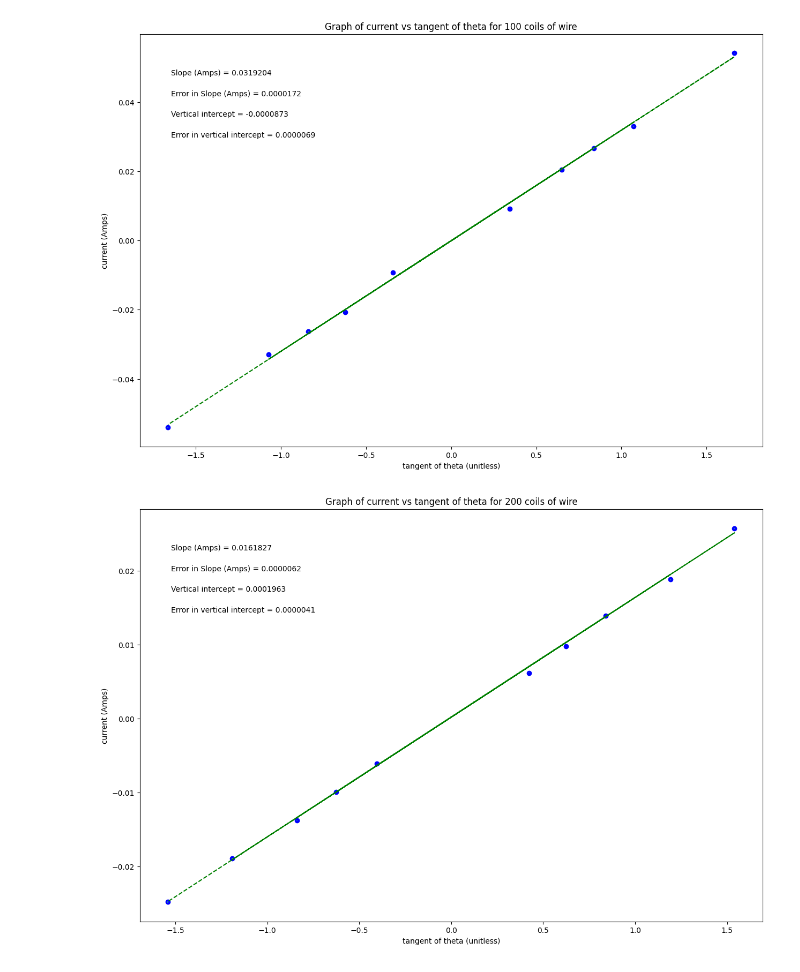
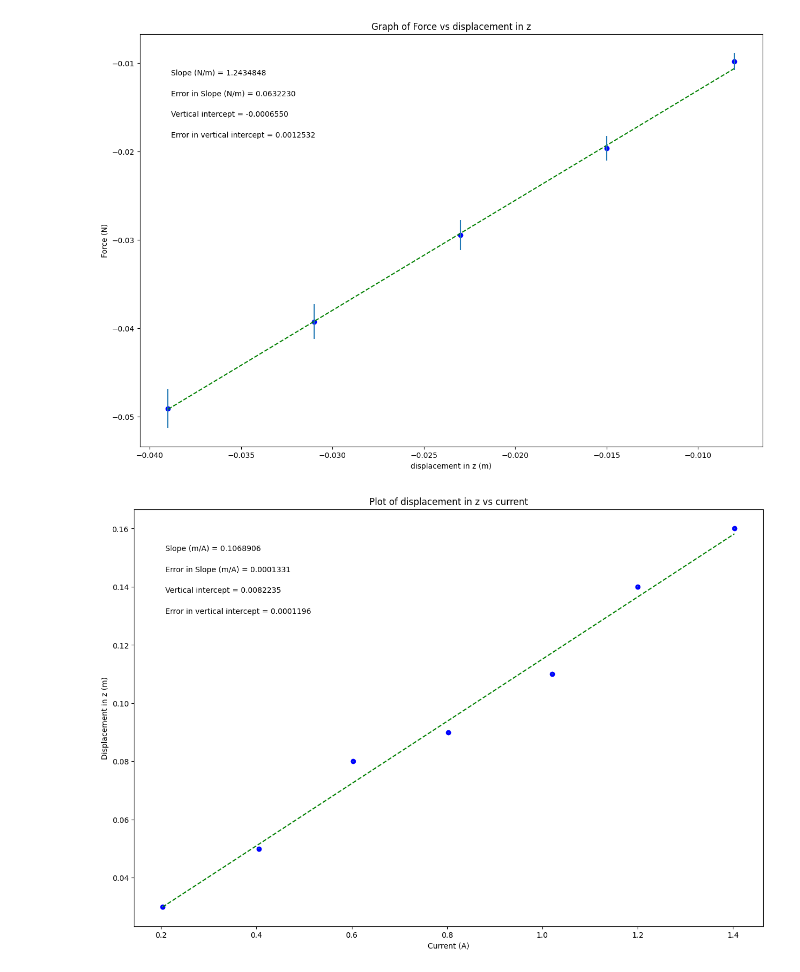
Before and after one commit to dsr11105/Physics-216, a Jupyter notebook: Copy_of_PHSXlab_plotting_template.ipynb, the cells around one changed output. Cells and saved outputs as stored; diff of their text form; code cells hidden in the pictures.

```diff
--- a/Copy_of_PHSXlab_plotting_template.ipynb
+++ b/Copy_of_PHSXlab_plotting_template.ipynb
@@ -19,11 +19,11 @@ import matplotlib.pyplot as plt
 #variable names should start with a letter and must contain only letters, numbers, and underscores
 
 
-xvariable_changeme = np.array([.344, -.344, .649, -.624, .839, -.839, 1.072, -1.072, 1.664, -1.664])
+xvariable_changeme = np.array([-0.008, -0.015, -0.023, -0.031, -0.039])
 
-yvariable_changeme = np.array([.00915, -.00934, .0204, -.0207, .0266, -.0263, .0329, -.0329, .0541, -.0540])
+yvariable_changeme = np.array([-0.00981, -0.01962, -0.02943, -0.03924, -0.04905])
 
-err_yvariable_changeme = np.array([.00001, .00001, .0001,.0001,.0001,.0001,.0001,.0001,.0001,.0001])
+err_yvariable_changeme = np.array([0.000981, 0.001387, 0.001699, 0.001962, 0.002194])
 
 
 
@@ -37,10 +37,10 @@ dy = err_yvariable_changeme        #this should be your error in y array
 
 #UPDATE EACH OF THESE 4 STRINGS FOR YOUR PLOT LABELS AS YOU WANT THEM TO APPEAR
 
-plot_title= 'Graph of current vs tangent of theta for 100 coils of wire'
-x_label= 'tangent of theta (unitless)'
-y_label= 'current (Amps)'
-slope_units= 'Amps'
+plot_title= 'Graph of Force vs displacement in z'
+x_label= 'displacement in z (m)'
+y_label= 'Force (N)'
+slope_units= 'N/m'
 
 #UPDATE ANNOTATION PLACEMENT SO IT'S OUT OF WAY OF PLOTTED DATA AND BEST FIT LINE
 #integer from 1 to 4, top R corner is 1 (counter-clockwise from there)
@@ -92,34 +92,34 @@ elif annotation_placement==3 or annotation_placement==4:
 #Don't need to change anything in this section!
 
 #Plot data on graph. Plot error bars and place values for slope,
 #error in slope, and vertical intercept (plus error) on the plot using "annotate"
 
 plt.figure(figsize=(15,10))
 
 plt.plot(x, fit, color='green', linestyle='--')
 plt.scatter(x, y, color='blue', marker='o')
 
 plt.xlabel(x_label)
 plt.ylabel(y_label)
 plt.title(plot_title)
 
 plt.errorbar(x, y, yerr=dy, xerr=None, fmt="none") #don't need to plot x error bars
 
 plt.annotate('Slope ({}) = {value:.{digits}f}'.format(slope_units,value=m, digits=7),
              (xpos, ypos[0]), xycoords='axes fraction')
 
 plt.annotate('Error in Slope ({}) = {value:.{digits}f}'.format(slope_units,value=dm, digits=7),
              (xpos, ypos[1]), xycoords='axes fraction')
 
 plt.annotate('Vertical intercept = {value:.{digits}f}'.format(value=b, digits=7),
              (xpos, ypos[2]), xycoords='axes fraction')
 
 plt.annotate('Error in vertical intercept = {value:.{digits}f}'.format(value=db, digits=7),
              (xpos, ypos[3]), xycoords='axes fraction')
 
 plt.show()
 # %% [output]
-[figure, old version]
+[figure, new version]
 # %%
 #PHSX 216 & 218 plotting code
 #Brianna Beller
@@ -139,11 +139,11 @@ import matplotlib.pyplot as plt
 #variable names should start with a letter and must contain only letters, numbers, and underscores
 
 
-xvariable_changeme = np.array([.424, -.404, .625, -.625,.839, -.839,1.191, -1.191, 1.540, -1.540])
+xvariable_changeme = np.array([0.203, 0.405, 0.603, 0.802, 1.02, 1.2, 1.403])
 
-yvariable_changeme = np.array([.00618, -.0061, .00979, -.00995, .0139, -.0138, .0188, -.0189, .0257, -.0248])
+yvariable_changeme = np.array([0.003, 0.005, 0.008, 0.009, 0.011, 0.014, 0.016])
 
-err_yvariable_changeme = np.array([.00001, .00001, .00001, .00001,.00001,.00001,.0001,.0001,.0001,.0001])
+err_yvariable_changeme = np.array([0.000141,0.000141,0.000141,0.000141,0.000141,0.000141,0.000141])
 
 
 
@@ -157,10 +157,10 @@ dy = err_yvariable_changeme        #this should be your error in y array
 
 #UPDATE EACH OF THESE 4 STRINGS FOR YOUR PLOT LABELS AS YOU WANT THEM TO APPEAR
 
-plot_title= 'Graph of current vs tangent of theta for 200 coils of wire'
-x_label= 'tangent of theta (unitless)'
-y_label= 'current (Amps)'
-slope_units= 'Amps'
+plot_title= 'Plot of displacement in z vs current'
+x_label= 'Current (A)'
+y_label= 'Displacement in z (m)'
+slope_units= 'm/A'
 
 #UPDATE ANNOTATION PLACEMENT SO IT'S OUT OF WAY OF PLOTTED DATA AND BEST FIT LINE
 #integer from 1 to 4, top R corner is 1 (counter-clockwise from there)
@@ -239,4 +239,4 @@ plt.annotate('Error in vertical intercept = {value:.{digits}f}'.format(value=db,
 
 plt.show()
 # %% [output]
-[figure, old version]
+[figure, new version]
```
Also changed, not shown: parts of 1 cell of this notebook.
